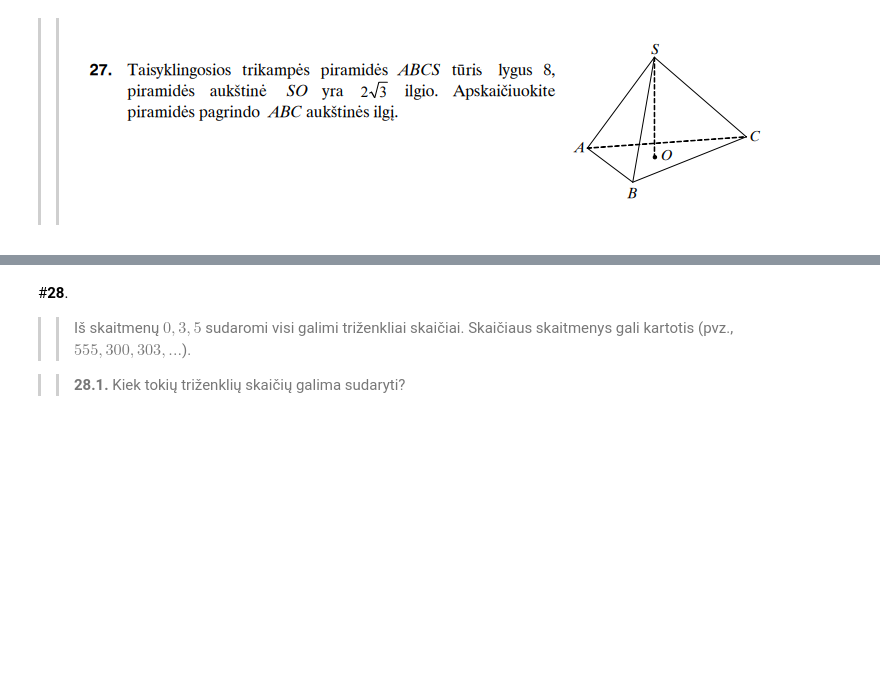
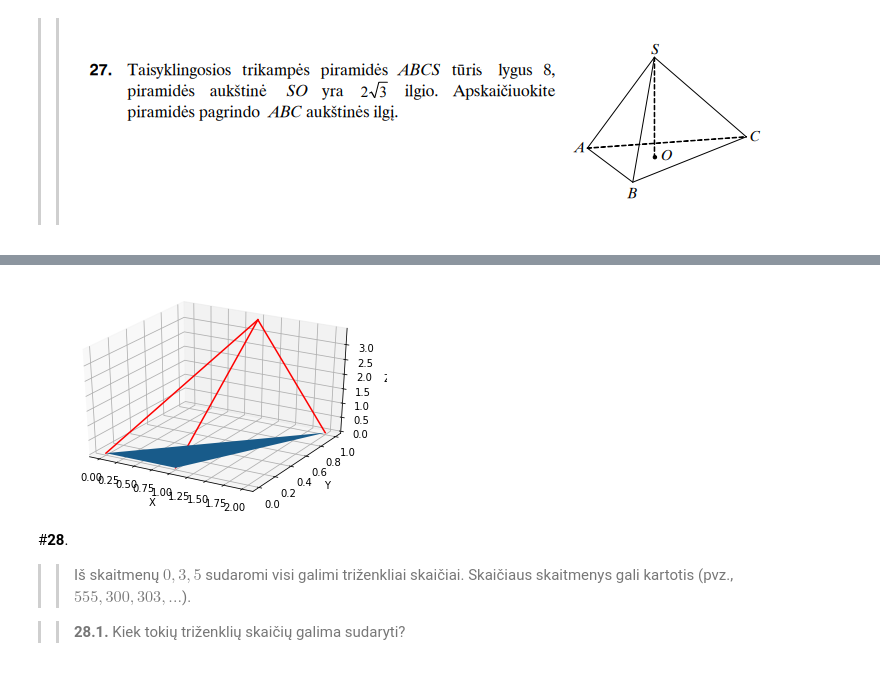
Before and after one commit to aalgirdas/Math, a Jupyter notebook: Matematika_VBE_2013.ipynb, the cells around one changed output, grey strips where cells are left out. Drawn from its saved outputs; the diff is of its cells as text; code cells hidden in the pictures; blank space fills up the shorter version.

```diff
--- a/Matematika_VBE_2013.ipynb
+++ b/Matematika_VBE_2013.ipynb
@@ -413,3 +750,37 @@
+# %%
+import matplotlib.pyplot as plt
+from mpl_toolkits.mplot3d import Axes3D
+import math # reikia pridėti šią biblioteką
+
+fig = plt.figure()
+ax = fig.add_subplot(111, projection='3d')
+
+# coordinates of the triangular base
+x = [1, 2, 0]
+y = [0, 1, 0]
+z = [0, 0, 0]
+
+# coordinates of the top vertex
+xp = 1
+yp = 1
+zp = 2*math.sqrt(3) # čia reikėjo pataisyti  sqrt(3)
+
+# plot the triangular base
+ax.plot_trisurf(x, y, z)
+
+# plot the edges connecting the base to the top vertex
+ax.plot([x[0], xp], [y[0], yp], [z[0], zp], 'r-')
+ax.plot([x[1], xp], [y[1], yp], [z[1], zp], 'r-')
+ax.plot([x[2], xp], [y[2], yp], [z[2], zp], 'r-')
+
+# set the axis labels
+ax.set_xlabel('X')
+ax.set_ylabel('Y')
+ax.set_zlabel('Z')
+
+plt.show()
+# %% [output]
+[figure, added]
 # %% [markdown]
 #**28**.
 
```
Also changed, not shown: parts of 44 cells of this notebook.
